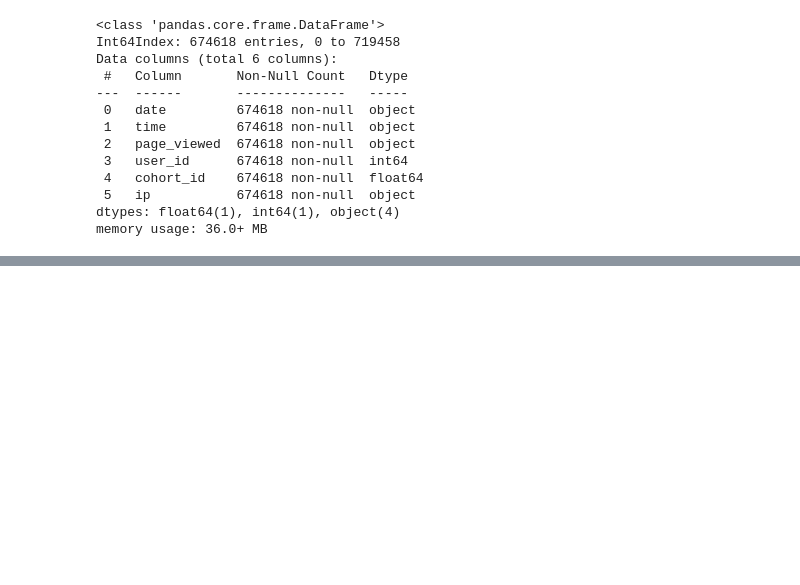
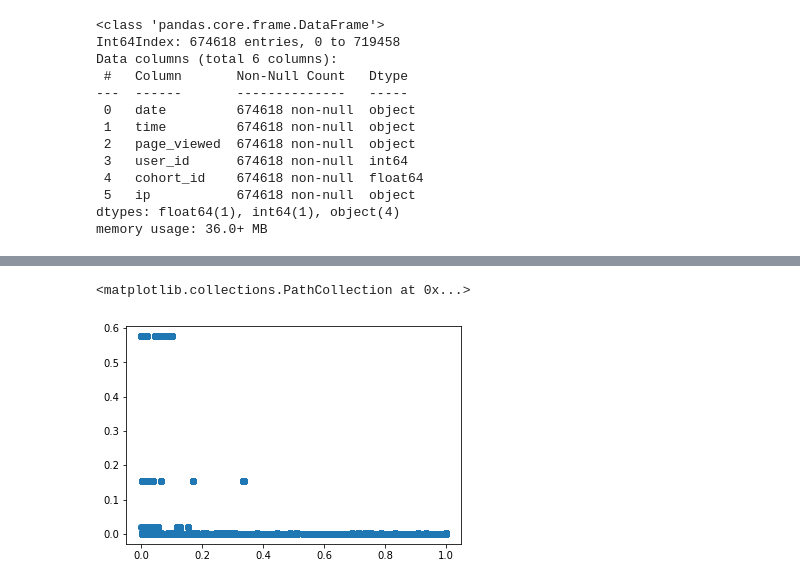
Before and after one commit to matt-c-knight/anomaly-detection-exercises, a Jupyter notebook: time_series_anomaly_detection.ipynb, the cells around one changed output, grey strips where cells are left out. Drawn from its saved outputs; the diff is of its cells as text; code cells hidden in the pictures; blank space fills up the shorter version.

```diff
--- a/time_series_anomaly_detection.ipynb
+++ b/time_series_anomaly_detection.ipynb
@@ -130,0 +296,3 @@ Name: page_viewed, Length: 2060, dtype: int64
+# %%
+ip_df = pd.DataFrame(train.ip.value_counts(dropna=False)/train.ip.count()).reset_index().\
+                rename(index=str, columns={'index': 'ip', 'ip': 'ip_proba'})
@@ -130,0 +315,3 @@ Name: page_viewed, Length: 2060, dtype: int64
+# %%
+df = df.reset_index().merge(ip_df, on=['ip'], how='left').fillna(value=0).set_index('date')
+df.ip_proba.value_counts()
@@ -130,0 +356,12 @@ Name: page_viewed, Length: 2060, dtype: int64
+# %%
+ip_probs = df.groupby('ip').size().div(len(df))
+
+cohort_given_ip = pd.DataFrame(df.groupby(['ip', 'cohort_id']).\
+                               size().div(len(df)).\
+                               div(ip_probs,
+                                   axis=0,
+                                   level='ip').\
+                               reset_index().\
+                               rename(index=str,
+                                      columns={0: 'proba_cohort_given_ip'})
+                              )
@@ -130,0 +392,2 @@ Name: page_viewed, Length: 2060, dtype: int64
+# %%
+df = df.reset_index().merge(cohort_given_ip, on=['ip', 'cohort_id'], how='left').fillna(value=0).set_index('date')
@@ -130,0 +436,5 @@ Name: page_viewed, Length: 2060, dtype: int64
+# %%
+plt.scatter(df.proba_cohort_given_ip, df.ip_proba)
+# %% [output]
+<matplotlib.collections.PathCollection at 0x...>
+[figure, added]
```
Also changed, not shown: parts of 55 cells of this notebook.
